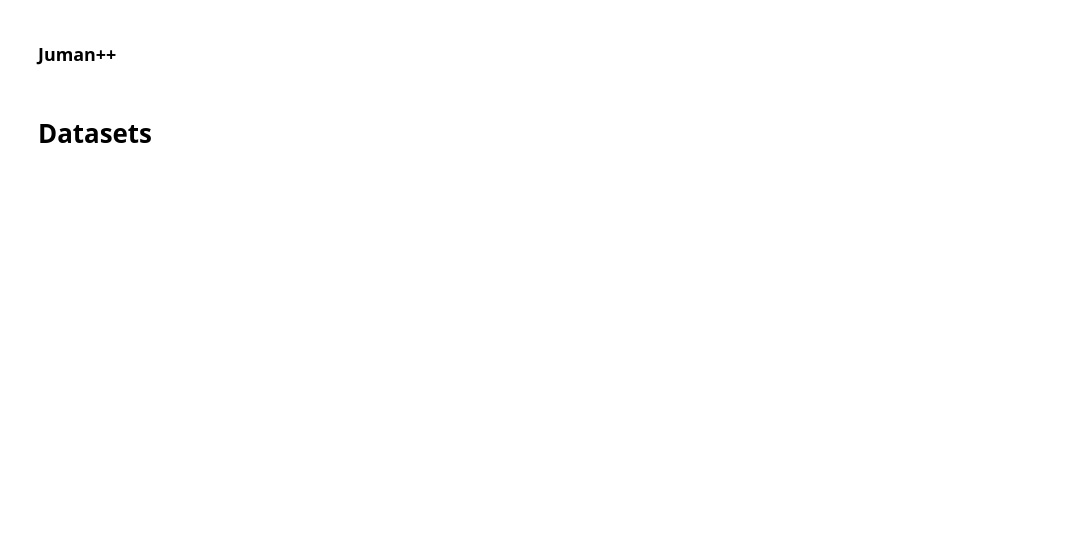
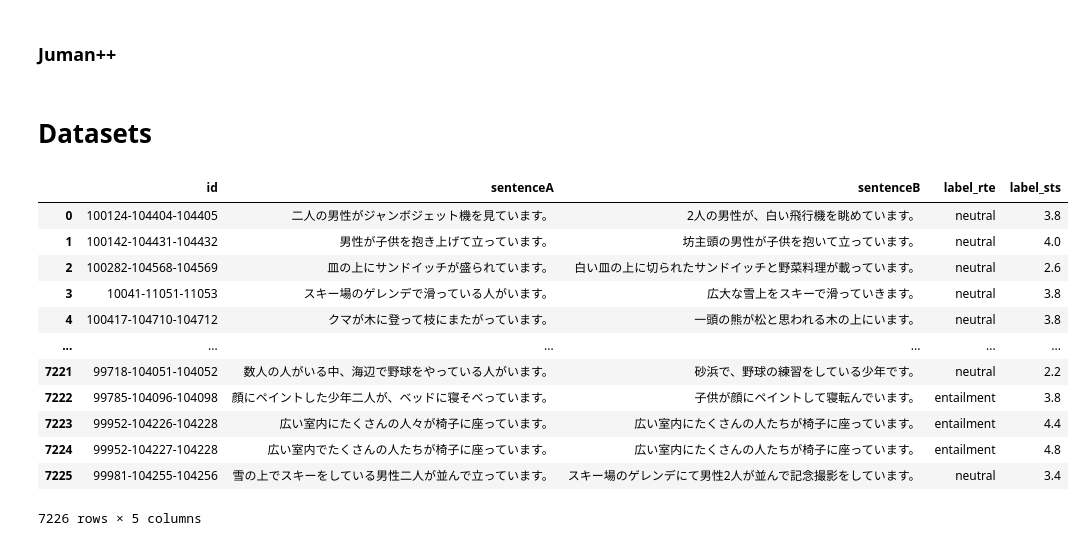
Before and after one commit to kyaoNK/bert_asag, a Jupyter notebook: CREATE_DATASET.ipynb, the cells around one changed output. Saved outputs shown, nothing was run; the diff lists cells and outputs as text; code cells hidden in the pictures; blank space fills up the shorter version.

Commit message:
新しいラベル生成完了（JGLUEのみ）

```diff
--- a/CREATE_DATASET.ipynb
+++ b/CREATE_DATASET.ipynb
@@ -88,19 +88,17 @@ def tsv2csv (tsv_filepath) :
                 writer.writerow(row)
             return csv_filepath
 # %%
-#@title JGLUE
+#@title JGLUE RTE
 import pandas as pd
 
-JGLUE_DIRPATH = '/content/drive/MyDrive/Colab Notebooks/SeniorThesis/DATASETS/JGLUE/datasets/jnli-v1.1/'
+JGLUE_DIR = '/content/drive/MyDrive/Colab Notebooks/SeniorThesis/DATASETS/JGLUE/datasets/jnli-v1.1/'
 JGLUE_FILENAME = { 'train' : 'train-v1.1.json' , 'valid' : 'valid-v1.1.json' }
-JGLUE_COLS = [ 'sentence1' , 'sentence2' , 'label' ]
-COLUMNS = [ 'sentenceA' , 'sentenceB' , 'label' ]
+JGLUE_COLS = [ 'yjcaptions_id', 'sentence1' , 'sentence2' , 'label' ]
+COLUMNS = [ 'id', 'sentenceA' , 'sentenceB' , 'label_rte' ]
 
-jglue_train_df = pd.read_json( JGLUE_DIRPATH + JGLUE_FILENAME['train'] , lines=True , encoding='utf-8' )
-jglue_train_df = jglue_train_df.loc[ : , JGLUE_COLS ]
-jglue_train_df.columns = COLUMNS
-jglue_valid_df = pd.read_json( JGLUE_DIRPATH + JGLUE_FILENAME['valid'] , lines=True , encoding='utf-8' )
-jglue_valid_df = jglue_valid_df.loc[ : , JGLUE_COLS ]
-jglue_valid_df.columns = COLUMNS
-
-# jglue_train_df
+jglue_rte_train_df = pd.read_json( JGLUE_DIR + JGLUE_FILENAME['train'] , lines=True , encoding='utf-8' )
+jglue_rte_train_df = jglue_rte_train_df.loc[ : , JGLUE_COLS ]
+jglue_rte_train_df.columns = COLUMNS
+jglue_rte_valid_df = pd.read_json( JGLUE_DIR + JGLUE_FILENAME['valid'] , lines=True , encoding='utf-8' )
+jglue_rte_valid_df = jglue_rte_valid_df.loc[ : , JGLUE_COLS ]
+jglue_rte_valid_df.columns = COLUMNS
@@ -106,0 +107,15 @@ jglue_valid_df.columns = COLUMNS
+# %%
+#@title JGLUE STS
+import pandas as pd
+
+JGLUE_DIR = '/content/drive/MyDrive/Colab Notebooks/SeniorThesis/DATASETS/JGLUE/datasets/jsts-v1.1/'
+JGLUE_FILENAME = { 'train' : 'train-v1.1.json' , 'valid' : 'valid-v1.1.json' }
+JGLUE_COLS = [ 'yjcaptions_id' , 'sentence1' , 'sentence2' , 'label' ]
+COLUMNS = [ 'id', 'sentenceA' , 'sentenceB' , 'label_sts' ]
+
+jglue_sts_train_df = pd.read_json( JGLUE_DIR + JGLUE_FILENAME['train'] , lines=True , encoding='utf-8' )
+jglue_sts_train_df = jglue_sts_train_df.loc[ : , JGLUE_COLS ]
+jglue_sts_train_df.columns = COLUMNS
+jglue_sts_valid_df = pd.read_json( JGLUE_DIR + JGLUE_FILENAME['valid'] , lines=True , encoding='utf-8' )
+jglue_sts_valid_df = jglue_sts_valid_df.loc[ : , JGLUE_COLS ]
+jglue_sts_valid_df.columns = COLUMNS
@@ -106,0 +124,20 @@ jglue_valid_df.columns = COLUMNS
+# %%
+#@title JGLUE MERGE
+import pandas as pd
+
+jglue_df = pd.merge(jglue_rte_train_df, jglue_sts_train_df[['id', 'label_sts']], on='id')
+jglue_df
+# %% [output]
+|  | id | sentenceA | sentenceB | label_rte | label_sts |
+| 0 | 100124-104404-104405 | 二人の男性がジャンボジェット機を見ています。 | 2人の男性が、白い飛行機を眺めています。 | neutral | 3.8 |
+| 1 | 100142-104431-104432 | 男性が子供を抱き上げて立っています。 | 坊主頭の男性が子供を抱いて立っています。 | neutral | 4.0 |
+| 2 | 100282-104568-104569 | 皿の上にサンドイッチが盛られています。 | 白い皿の上に切られたサンドイッチと野菜料理が載っています。 | neutral | 2.6 |
+| 3 | 10041-11051-11053 | スキー場のゲレンデで滑っている人がいます。 | 広大な雪上をスキーで滑っていきます。 | neutral | 3.8 |
+| 4 | 100417-104710-104712 | クマが木に登って枝にまたがっています。 | 一頭の熊が松と思われる木の上にいます。 | neutral | 3.8 |
+| ... | ... | ... | ... | ... | ... |
+| 7221 | 99718-104051-104052 | 数人の人がいる中、海辺で野球をやっている人がいます。 | 砂浜で、野球の練習をしている少年です。 | neutral | 2.2 |
+| 7222 | 99785-104096-104098 | 顔にペイントした少年二人が、ベッドに寝そべっています。 | 子供が顔にペイントして寝転んでいます。 | entailment | 3.8 |
+| 7223 | 99952-104226-104228 | 広い室内にたくさんの人々が椅子に座っています。 | 広い室内にたくさんの人たちが椅子に座っています。 | entailment | 4.4 |
+| 7224 | 99952-104227-104228 | 広い室内でたくさんの人たちが椅子に座っています。 | 広い室内にたくさんの人たちが椅子に座っています。 | entailment | 4.8 |
+| 7225 | 99981-104255-104256 | 雪の上でスキーをしている男性二人が並んで立っています。 | スキー場のゲレンデにて男性2人が並んで記念撮影をしています。 | neutral | 3.4 |
+7226 rows × 5 columns
```
Also changed, not shown: parts of 5 cells of this notebook.
